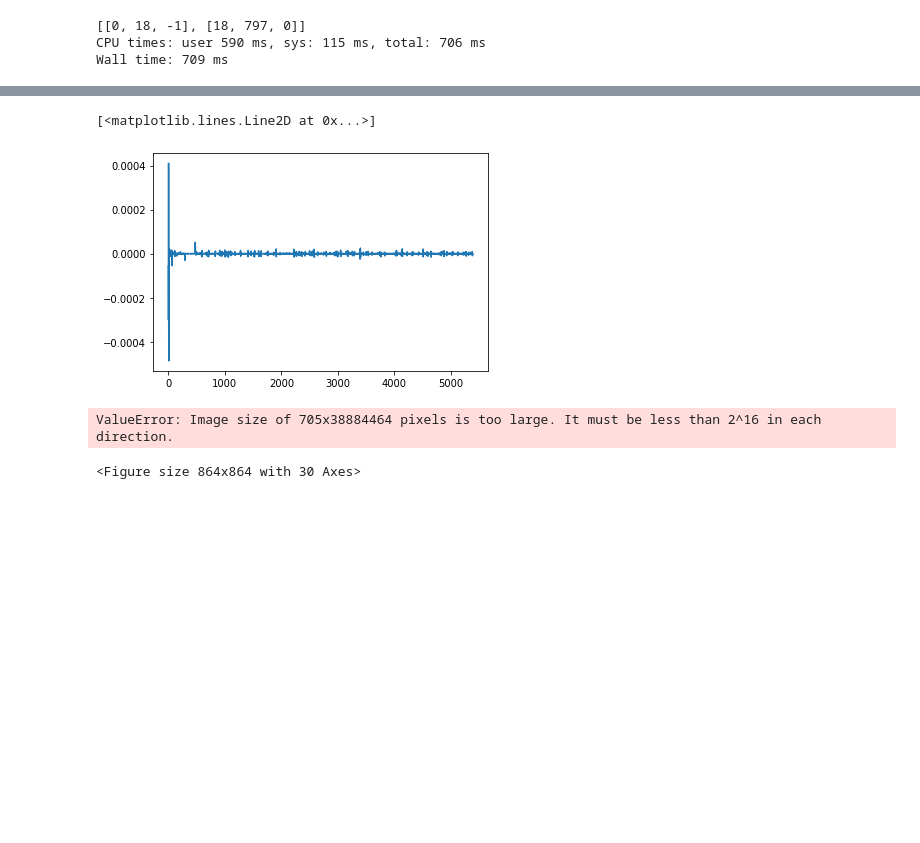
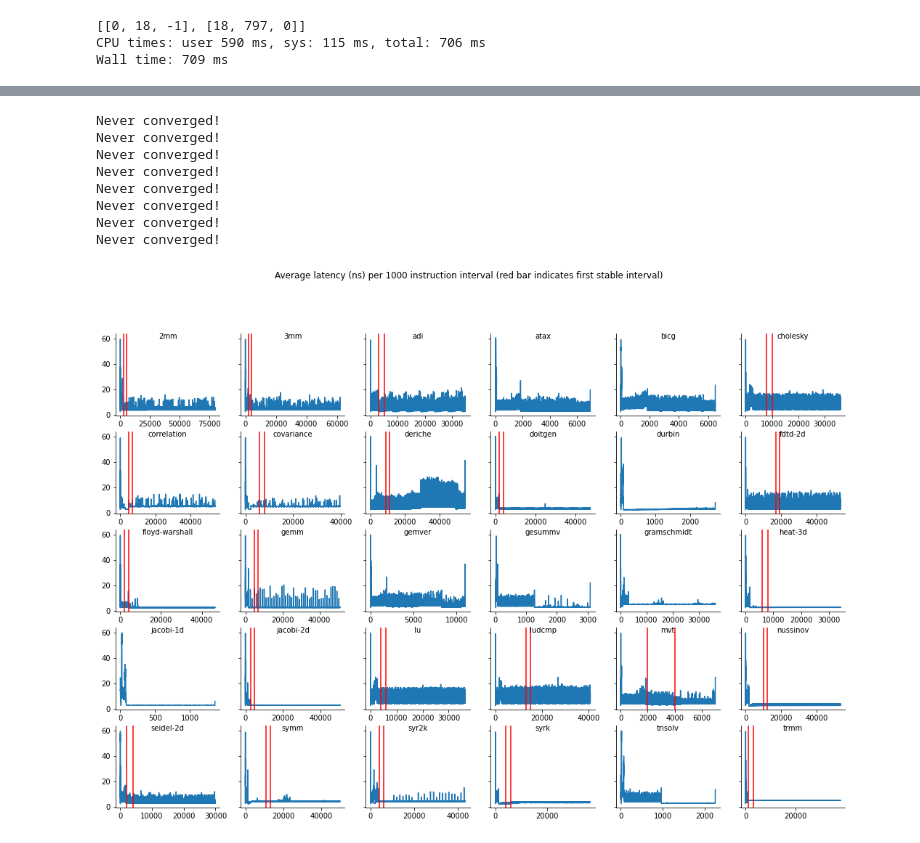
Before and after one commit to plavin/multifidelity, a Jupyter notebook: ParrotDataBig.ipynb, the cells around one changed output, grey strips where cells are left out. Cells and saved outputs as stored; diff of their text form; code cells hidden in the pictures; blank space fills up the shorter version.

```diff
--- a/ParrotDataBig.ipynb
+++ b/ParrotDataBig.ipynb
@@ -207,10 +173,0 @@ mean latency is a stable distribution
-# %%
-def mean_by_interval(t, interval_len):
-    nintervals = len(t)//interval_len
-    return [np.mean(t[i*interval_len : (i+1)*interval_len]) for i in range(nintervals)]
-
-t = TRACES[0]
-lat = np.array(t.load()['latency_nano'])
-lat_int = mean_by_interval(lat, interval_len)
-#plt.plot(lat_int[100:])
-print(f'Length of lat_int: {len(lat_int)}')
@@ -505,14 +416,0 @@ fig.show()
-# %%
-def ftpjrg_plot(ax, t, summarize):
-
-    new_len = len(t.load()['latency_nano']) // summarize
-    _ll = t.load()['latency_nano']
-    ll = np.array([np.mean(_ll[i*summarize : (i+1)*summarize]) for i in range(new_len)])
-    ax.plot(ll)
-
-    ret = ftPjRG2(t, window_start, summarize)
-    if ret is None:
-        return
-    stable, stable_size = ret
-    ax.axvline(stable, color='red')
-    ax.axvline(stable+stable_size, color='red')
@@ -549,16 +416,0 @@ Never converged!
-# %%
-@jit
-def select(arr, window, start, end):
-    return arr[start*window:end*window]
-
-def slope_test(lat, window, lag):
-    nwindows = len(lat)//window
-    slopes = []
-    for i in range(nwindows-lag):
-        st = stats.linregress([*range(lag*window)],select(lat, window, i, i+lag))
-        slopes.append(st.slope)
-    return slopes
-
-
-ll = np.array(TRACES[6].load()['latency_nano'], dtype=np.int64)
-slopes = slope_test(ll, 10000, 5)
@@ -574,5 +416,0 @@ array([False,  True,  True,  True,  True,  True,  True,  True, False,
-# %%
-plt.plot(slopes)
-# %% [output]
-[<matplotlib.lines.Line2D at 0x...>]
-[figure, removed]
@@ -604,16 +417,14 @@ def slope_plot(ax, t, interval_len):
-# %%
-mapper = Mapper(len(TRACES))
-fig = mapper.fig
-#fig, axs = plt.subplots(nrows=remap.smallest_sq, ncols = remap.smallest_sq, sharey=True)
-
-interval_len = 100000
-for i, t in enumerate(TRACES):
-    slope_plot(mapper[i], t, 100000)
-fig.set_size_inches((2*remap.smallest_sq, 2*remap.smallest_sq))
-fig.patch.set_facecolor('white')
-#fig.suptitle(f'Average latency (ns) per {interval_len} instruction interval (manual phases)')
-#plt.savefig(f'plots/mean-latency-per-interval-{interval_len}-2.png')
-plt.show()
-# %% [output]
-ValueError: Image size of 705x38884464 pixels is too large. It must be less than 2^16 in each direction.
-<Figure size 864x864 with 30 Axes>
+# %%
+summarize = 1000
+title = f'Average latency (ns) per {summarize} instruction interval (red bar indicates first stable interval)'
+plot_all(TRACES, ftpjrg_plot, summarize, title)
+# %% [output]
+Never converged!
+Never converged!
+Never converged!
+Never converged!
+Never converged!
+Never converged!
+Never converged!
+Never converged!
+[figure, added]
```
Also changed, not shown: parts of 20 cells of this notebook, 1 other file.
